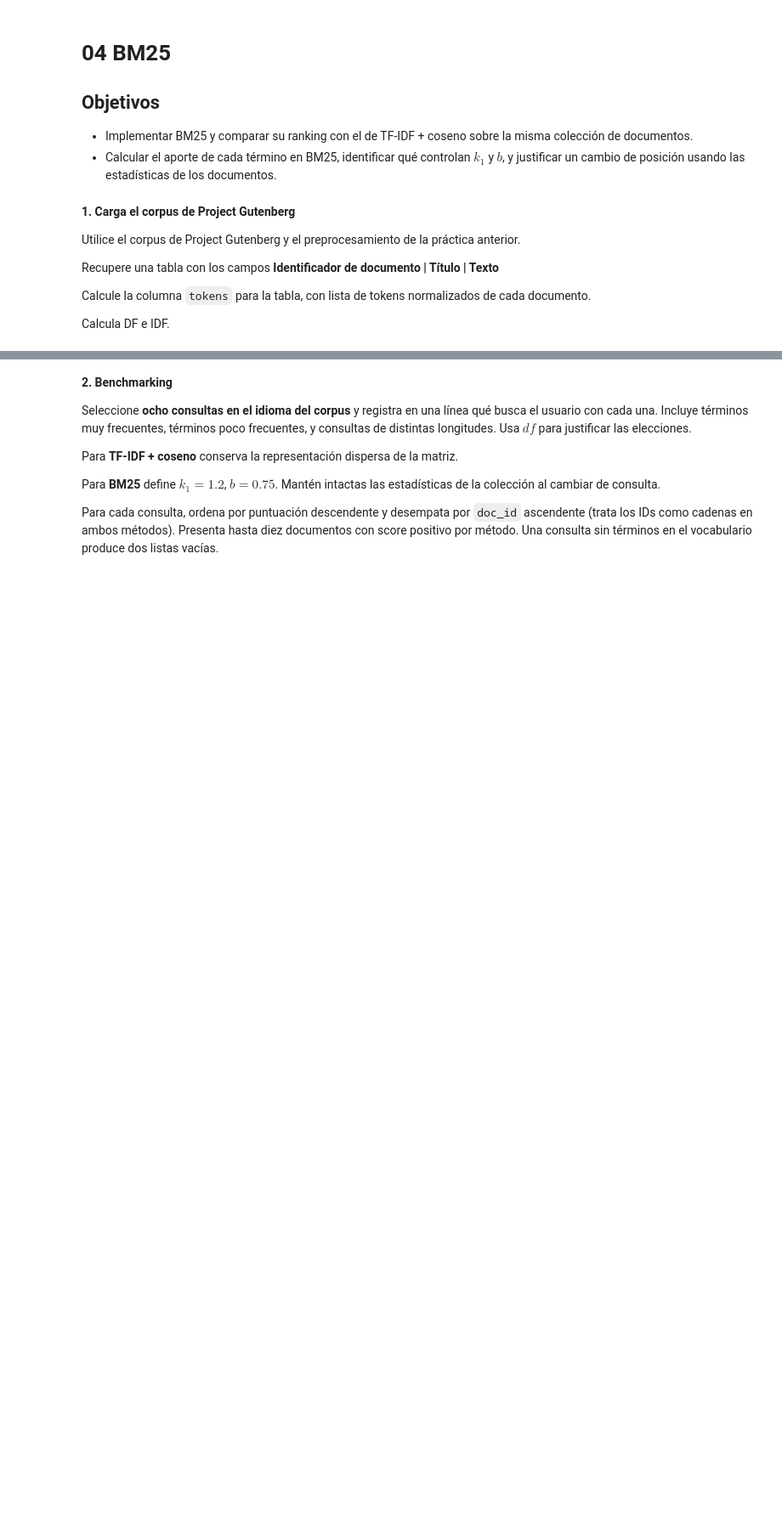
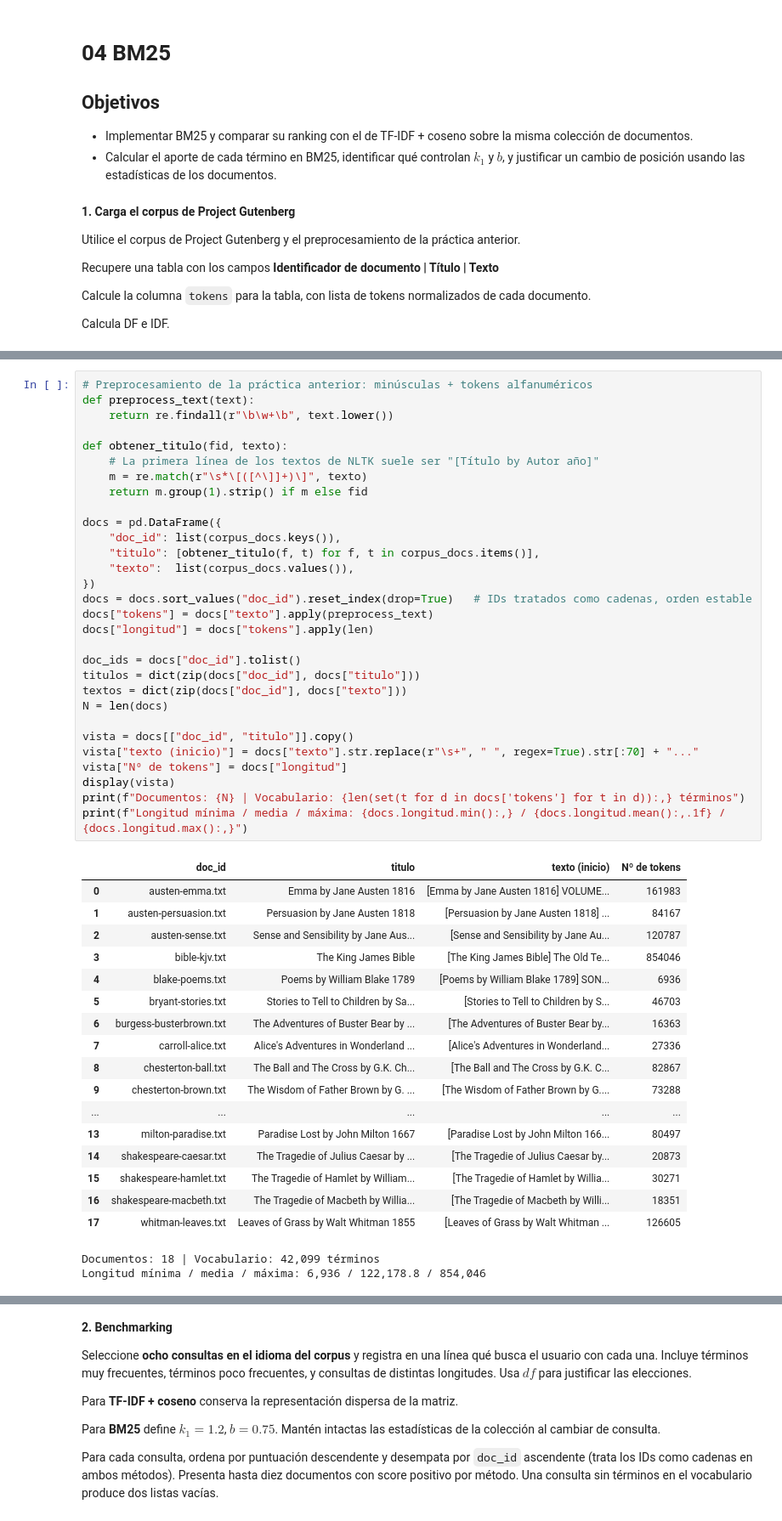
Before and after one commit to Josefu-zero/TAREAS_RECUPERACION_DE_INFO, a Jupyter notebook: 04ModeloProbabilístico/04_bm25.ipynb, the cells around one changed output, grey strips where cells are left out. Shown at 85% size. Saved outputs shown, nothing was run; the diff lists cells and outputs as text; blank space fills up the shorter version.

```diff
--- a/04ModeloProbabilístico/04_bm25.ipynb
+++ b/04ModeloProbabilístico/04_bm25.ipynb
@@ -17,0 +46,50 @@ Calcula DF e IDF.
+# %%
+# Preprocesamiento de la práctica anterior: minúsculas + tokens alfanuméricos
+def preprocess_text(text):
+    return re.findall(r"\b\w+\b", text.lower())
+
+def obtener_titulo(fid, texto):
+    # La primera línea de los textos de NLTK suele ser "[Título by Autor año]"
+    m = re.match(r"\s*\[([^\]]+)\]", texto)
+    return m.group(1).strip() if m else fid
+
+docs = pd.DataFrame({
+    "doc_id": list(corpus_docs.keys()),
+    "titulo": [obtener_titulo(f, t) for f, t in corpus_docs.items()],
+    "texto":  list(corpus_docs.values()),
+})
+docs = docs.sort_values("doc_id").reset_index(drop=True)   # IDs tratados como cadenas, orden estable
+docs["tokens"] = docs["texto"].apply(preprocess_text)
+docs["longitud"] = docs["tokens"].apply(len)
+
+doc_ids = docs["doc_id"].tolist()
+titulos = dict(zip(docs["doc_id"], docs["titulo"]))
+textos = dict(zip(docs["doc_id"], docs["texto"]))
+N = len(docs)
+
+vista = docs[["doc_id", "titulo"]].copy()
+vista["texto (inicio)"] = docs["texto"].str.replace(r"\s+", " ", regex=True).str[:70] + "..."
+vista["Nº de tokens"] = docs["longitud"]
+display(vista)
+print(f"Documentos: {N} | Vocabulario: {len(set(t for d in docs['tokens'] for t in d)):,} términos")
+print(f"Longitud mínima / media / máxima: {docs.longitud.min():,} / {docs.longitud.mean():,.1f} / {docs.longitud.max():,}")
+# %% [output]
+|  | doc_id | titulo | texto (inicio) | Nº de tokens |
+| 0 | austen-emma.txt | Emma by Jane Austen 1816 | [Emma by Jane Austen 1816] VOLUME... | 161983 |
+| 1 | austen-persuasion.txt | Persuasion by Jane Austen 1818 | [Persuasion by Jane Austen 1818] ... | 84167 |
+| 2 | austen-sense.txt | Sense and Sensibility by Jane Aus... | [Sense and Sensibility by Jane Au... | 120787 |
+| 3 | bible-kjv.txt | The King James Bible | [The King James Bible] The Old Te... | 854046 |
+| 4 | blake-poems.txt | Poems by William Blake 1789 | [Poems by William Blake 1789] SON... | 6936 |
+| 5 | bryant-stories.txt | Stories to Tell to Children by Sa... | [Stories to Tell to Children by S... | 46703 |
+| 6 | burgess-busterbrown.txt | The Adventures of Buster Bear by ... | [The Adventures of Buster Bear by... | 16363 |
+| 7 | carroll-alice.txt | Alice's Adventures in Wonderland ... | [Alice's Adventures in Wonderland... | 27336 |
+| 8 | chesterton-ball.txt | The Ball and The Cross by G.K. Ch... | [The Ball and The Cross by G.K. C... | 82867 |
+| 9 | chesterton-brown.txt | The Wisdom of Father Brown by G. ... | [The Wisdom of Father Brown by G.... | 73288 |
+| ... | ... | ... | ... | ... |
+| 13 | milton-paradise.txt | Paradise Lost by John Milton 1667 | [Paradise Lost by John Milton 166... | 80497 |
+| 14 | shakespeare-caesar.txt | The Tragedie of Julius Caesar by ... | [The Tragedie of Julius Caesar by... | 20873 |
+| 15 | shakespeare-hamlet.txt | The Tragedie of Hamlet by William... | [The Tragedie of Hamlet by Willia... | 30271 |
+| 16 | shakespeare-macbeth.txt | The Tragedie of Macbeth by Willia... | [The Tragedie of Macbeth by Willi... | 18351 |
+| 17 | whitman-leaves.txt | Leaves of Grass by Walt Whitman 1855 | [Leaves of Grass by Walt Whitman ... | 126605 |
+Documentos: 18 | Vocabulario: 42,099 términos
+Longitud mínima / media / máxima: 6,936 / 122,178.8 / 854,046
```
Also changed, not shown: parts of 19 cells of this notebook.
